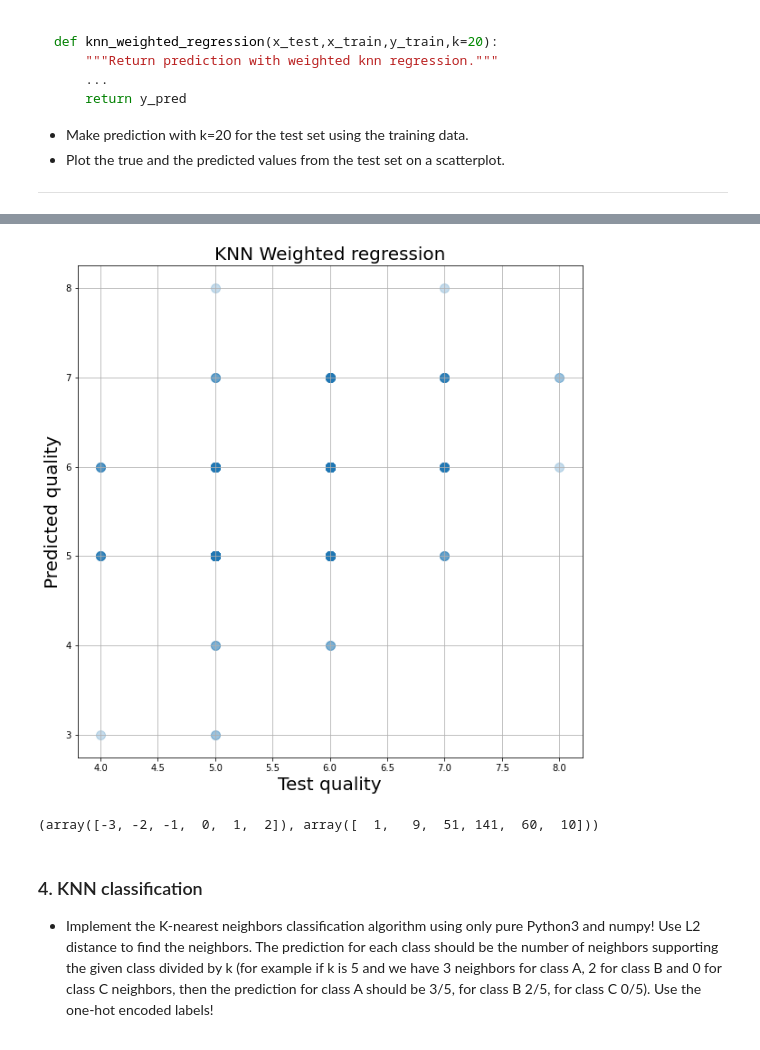
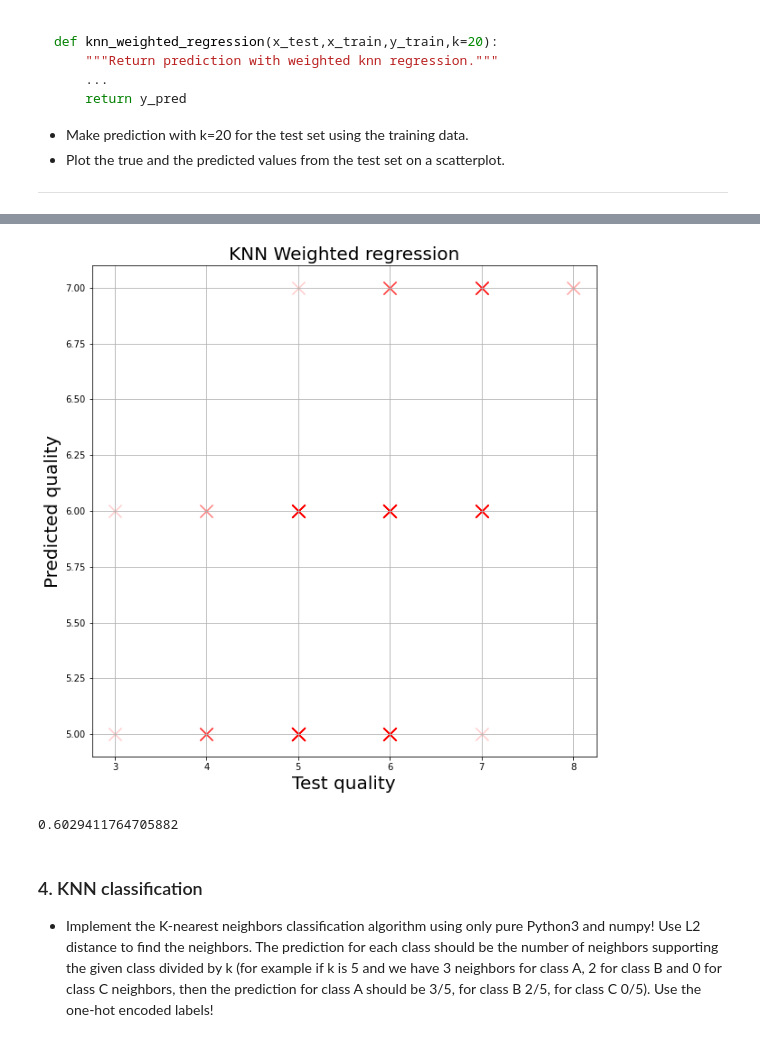
Before and after one commit to barnabasp/ML_Course, a Jupyter notebook: 3/lab03.ipynb, the cells around one changed output, grey strips where cells are left out. Saved outputs shown, nothing was run; the diff lists cells and outputs as text; code cells hidden in the pictures.

```diff
--- a/3/lab03.ipynb
+++ b/3/lab03.ipynb
@@ -206,2 +210,2 @@ def knn_regression(x_test, x_train, y_train, k=20):
 # %%
-y_pred = knn_regression(X_test_norm, X_train_norm, y_train)
+y_pred_1 = knn_regression(X_test_norm, X_train_norm, y_train)
@@ -233,6 +247,7 @@ def knn_weighted_regression(x_test,x_train,y_train,k=20):
 -----
 # %%
 def knn_weighted_regression(x_test,x_train,y_train,k=20):
+    """Return prediction with weighted knn regression"""
     y_pred = []
     for p_test in x_test.to_numpy():
         distances = np.empty(len(X_train)) #create empty array for holding distances
@@ -299,2 +282,2 @@ for p_test in X_test_norm.to_numpy():
 # %%
-y_pred = knn_weighted_regression(X_test_norm, X_train_norm, y_train)
+y_pred_2 = knn_weighted_regression(X_test_norm, X_train_norm, y_train)
@@ -301,16 +294,16 @@ y_pred = knn_weighted_regression(X_test_norm, X_train_norm, y_train)
 # %%
 plt.figure(figsize=(10,10))
-plt.scatter(y_test,y_pred,s=100,alpha=0.25)
+plt.scatter(y_test,y_pred_2,s=200,alpha=0.2,marker='x',color='red')
 plt.title('KNN Weighted regression', fontsize=20)
 plt.xlabel('Test quality', fontsize=20)
 plt.ylabel('Predicted quality', fontsize=20)
 plt.grid(True)
 # %% [output]
-[figure, old version]
+[figure, new version]
-# %%
-np.unique(y_test - y_pred, return_counts=True)
-# %% [output]
-(array([-3, -2, -1,  0,  1,  2]), array([  1,   9,  51, 141,  60,  10]))
+# %%
+accuracy(y_test,y_pred_2)
+# %% [output]
+0.6029411764705882
 # %% [markdown]
 ### 4. KNN classification
 - Implement the K-nearest neighbors classification algorithm using only pure Python3 and numpy! Use L2 distance to find the neighbors. The prediction for each class should be the number of neighbors supporting the given class divided by k (for example if k is 5 and we have 3 neighbors for class A, 2 for class B and 0 for class C neighbors, then the prediction for class A should be 3/5, for class B 2/5, for class C 0/5). Use the one-hot encoded labels!
```
Also changed, not shown: parts of 32 cells of this notebook, 1 other file.
